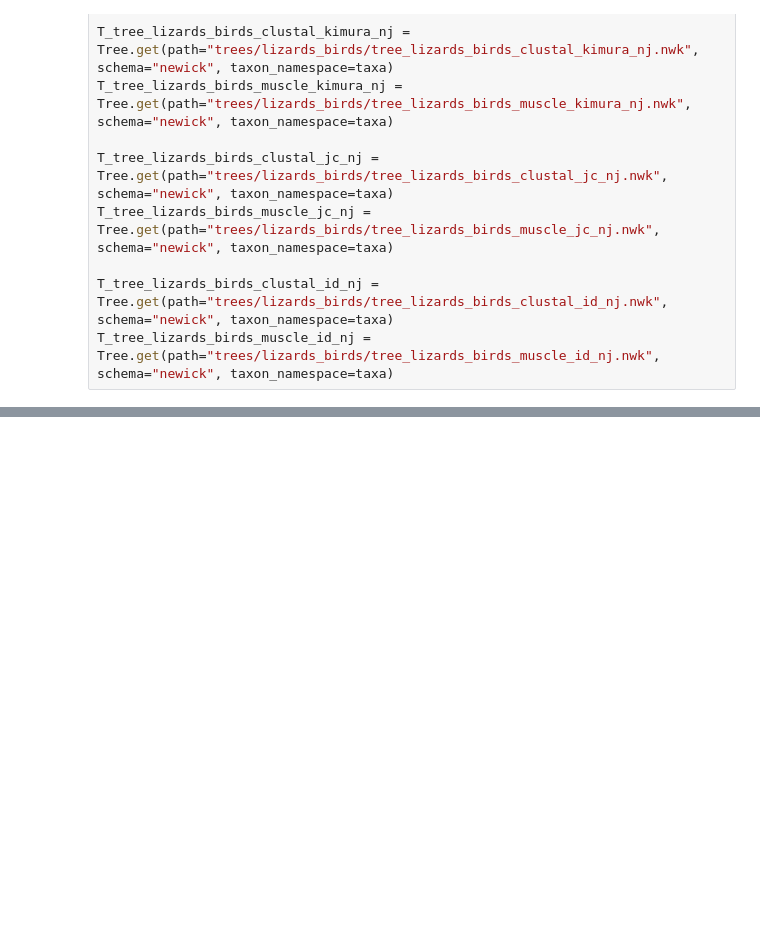
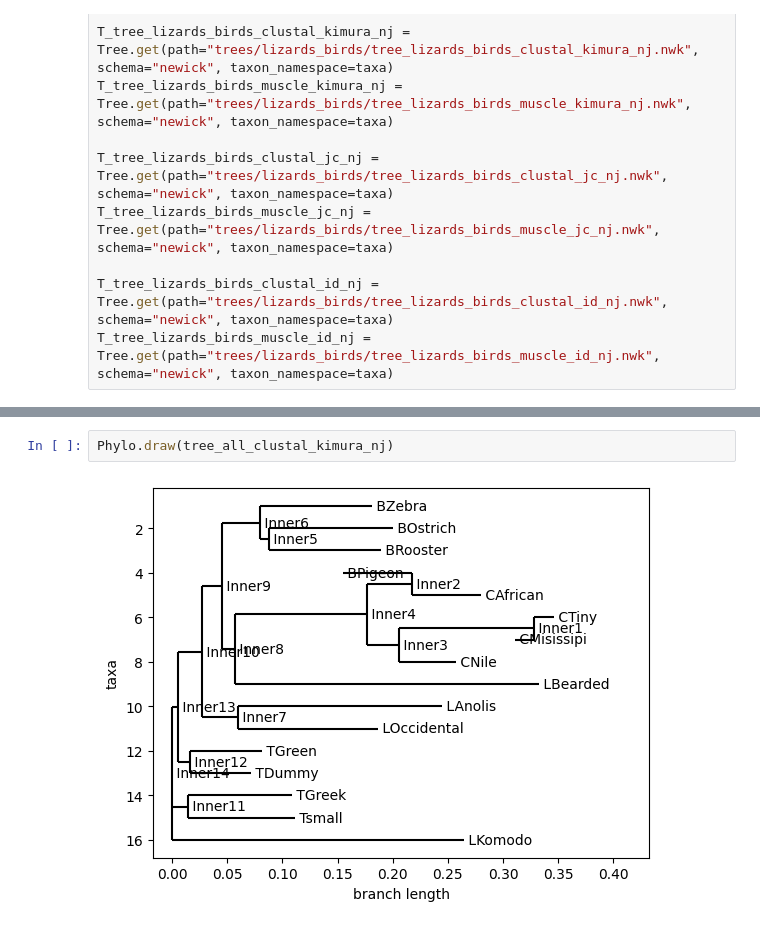
Before and after one commit to ana-chenoweth/eco-phylo-insights, a Jupyter notebook: main.ipynb, the cells around one changed output, grey strips where cells are left out. Saved outputs shown, nothing was run; the diff lists cells and outputs as text; blank space fills up the shorter version.

```diff
--- a/main.ipynb
+++ b/main.ipynb
@@ -683,0 +695,4 @@ T_tree_lizards_birds_muscle_id_nj = Tree.get(path="trees/lizards_birds/tree_liza
+# %%
+Phylo.draw(tree_all_clustal_kimura_nj)
+# %% [output]
+[figure, added]
```
Also changed, not shown: parts of 2 cells of this notebook.
